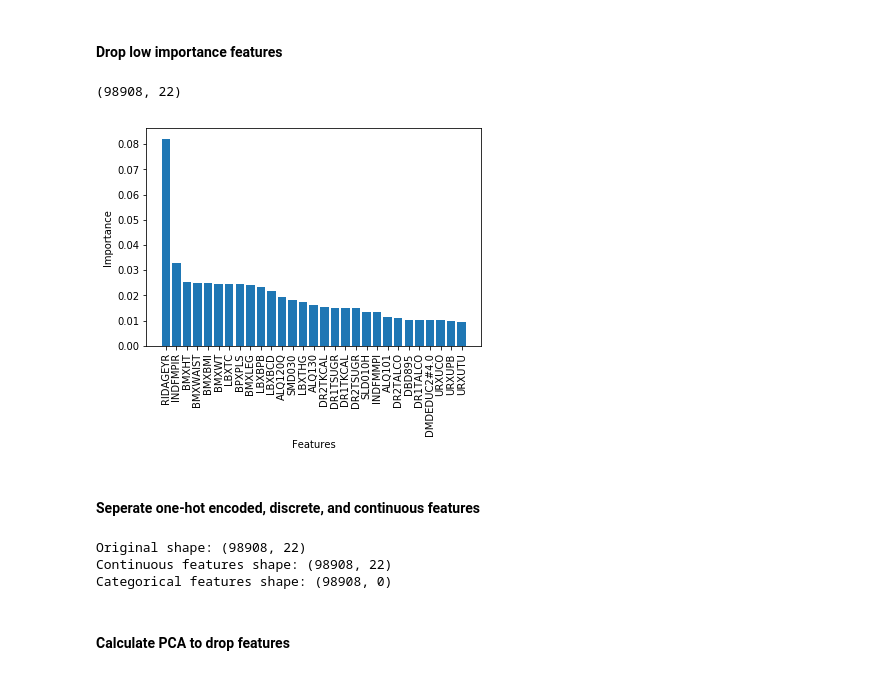
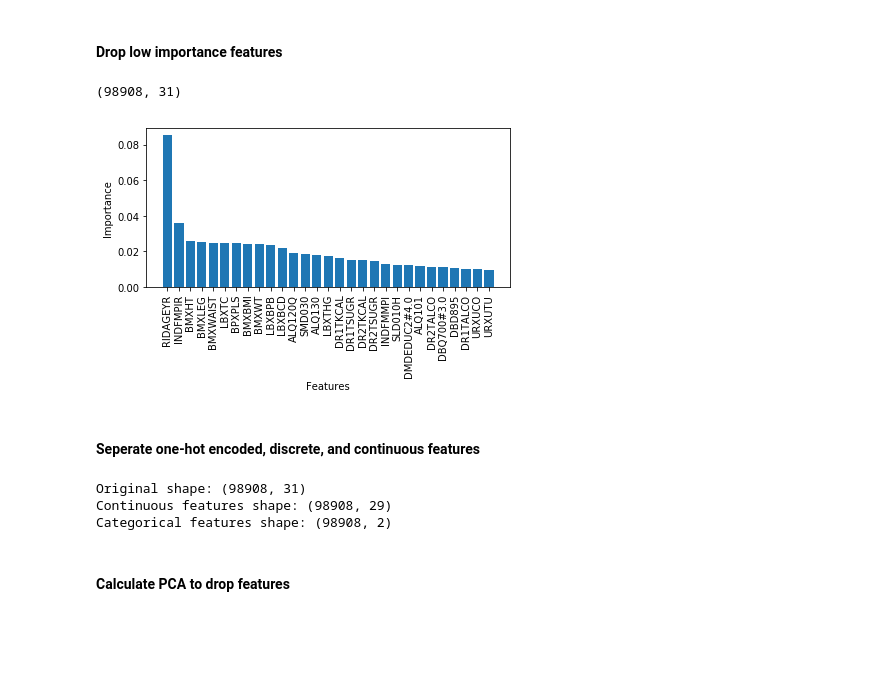
Before and after one commit to allen-n/Opportunistic, a Jupyter notebook: Demo_Dataset.ipynb, the cells around one changed output. Saved outputs shown, nothing was run; the diff lists cells and outputs as text; code cells hidden in the pictures; blank space fills up the shorter version.

```diff
--- a/Demo_Dataset.ipynb
+++ b/Demo_Dataset.ipynb
@@ -116,26 +116,28 @@ def drop_threshold(threshold, df_data, df_threshold):
 # %%
 importances_mean = np.array(importances)
 importances_mean = np.mean(importances_mean, axis=0)
 importances_mean = importances_mean.reshape((1, len(importances_mean)))
 importances_mean = pd.DataFrame(importances_mean, columns=ds.features.columns, dtype='float64')
 importances_mean = importances_mean.sort_values(by=0, axis=1, ascending=False)
 
 gfs = 29 # number features to show
-df_importances = drop_threshold(0.50, dataset_features_sel, importances_mean)
+df_importances = drop_threshold(0.60, dataset_features_sel, importances_mean)
 print(df_importances.shape)
 
 # Visualize Importance:
 idx = [i for i in range(len(importances_mean.columns))]
 cols = [i for i in importances_mean.columns]
 # print(importances_mean.values[0][0:gfs])
 plt.bar(idx[0:gfs], importances_mean.values[0][0:gfs])
 plt.xticks(idx[0:gfs], importances_mean.columns[0:gfs], rotation='vertical')
 plt.xlabel('Features')
 plt.ylabel('Importance')
+plt.tight_layout()
+plt.savefig('top-31-tree-features.png', dpi = 100)
 plt.show()
 # %% [output]
-(98908, 22)
+(98908, 31)
-[figure, old version]
+[figure, new version]
 # %% [markdown]
 #### Seperate one-hot encoded, discrete, and continuous features
 # %%
@@ -149,9 +151,9 @@ print("Original shape: %s" %(df_importances.shape,))
 print("Continuous features shape: %s" %(dataset_features_cont.shape,))
 print("Categorical features shape: %s "%(dataset_features_onehot.shape,))
 # %% [output]
-Original shape: (98908, 22)
-Continuous features shape: (98908, 22)
-Categorical features shape: (98908, 0)
+Original shape: (98908, 31)
+Continuous features shape: (98908, 29)
+Categorical features shape: (98908, 2)
 # %% [markdown]
 #### Calculate PCA to drop features
 # %%
```
Also changed, not shown: parts of 8 cells of this notebook, 4 other files.
